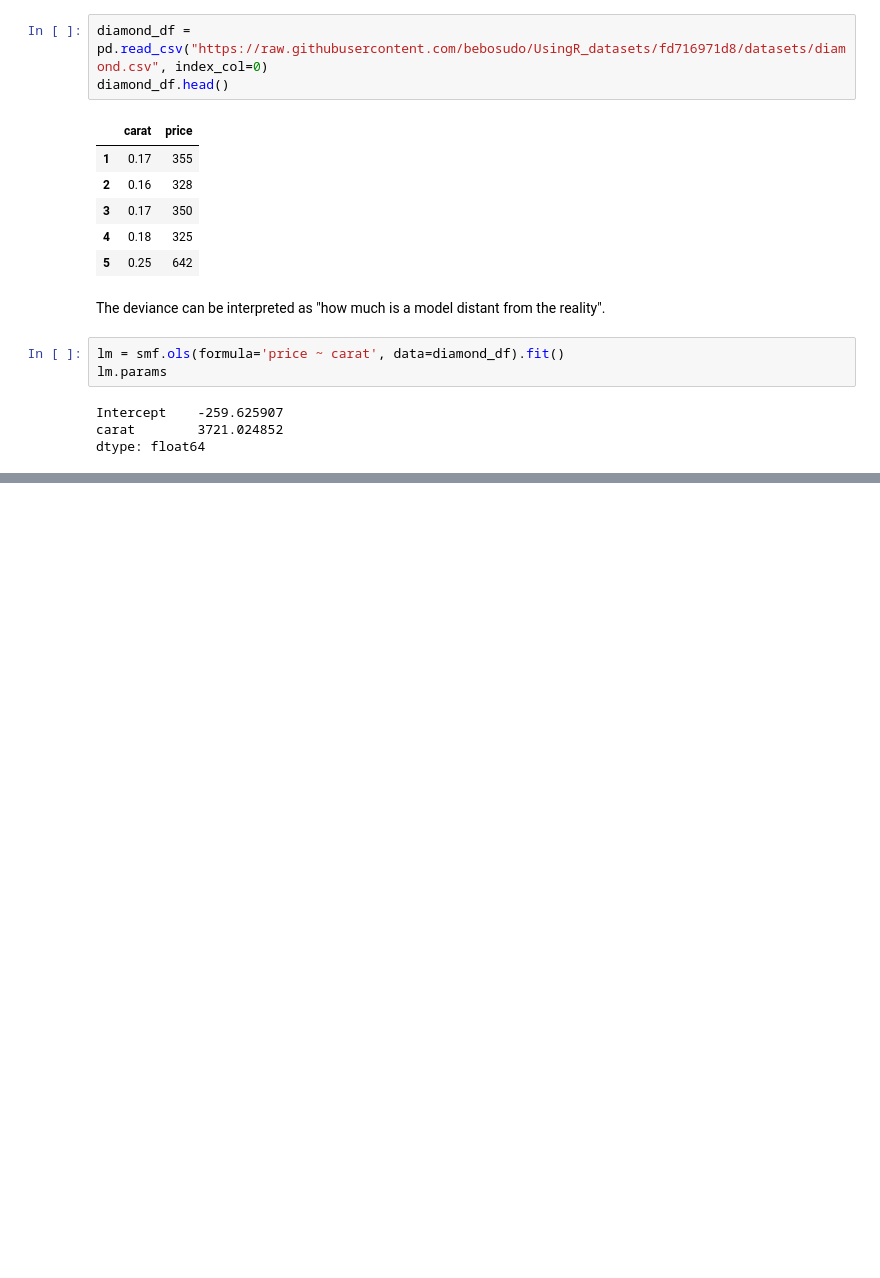
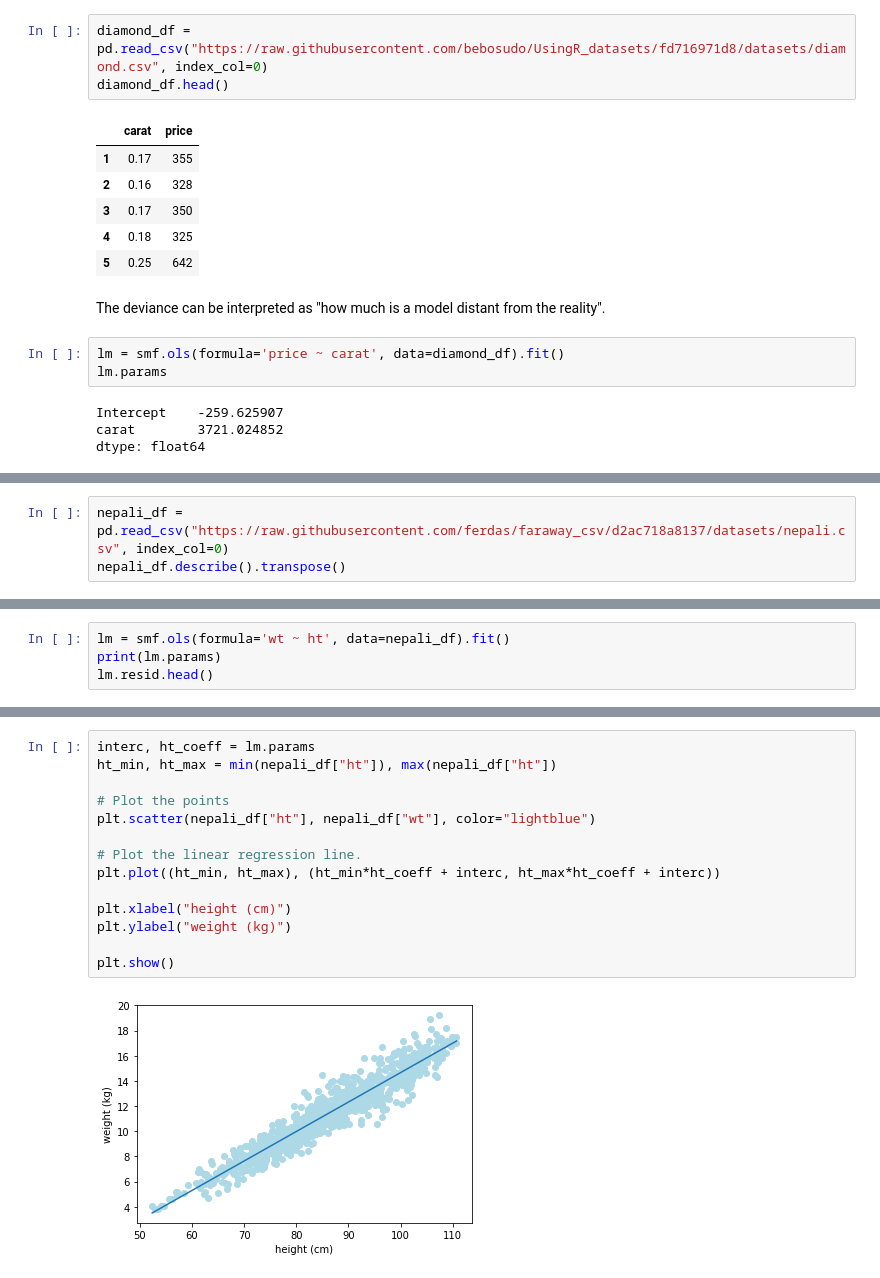
Before and after one commit to bebosudo/ML-DA, a Jupyter notebook: 20171012/regression_models.ipynb, the cells around one changed output, grey strips where cells are left out. Drawn from its saved outputs; the diff is of its cells as text; blank space fills up the shorter version.

Commit message:
Work on nepali dataset.

```diff
--- a/20171012/regression_models.ipynb
+++ b/20171012/regression_models.ipynb
@@ -93,0 +101,3 @@ dtype: float64
+# %%
+nepali_df = pd.read_csv("https://raw.githubusercontent.com/ferdas/faraway_csv/d2ac718a8137/datasets/nepali.csv", index_col=0)
+nepali_df.describe().transpose()
@@ -93,0 +115,4 @@ dtype: float64
+# %%
+lm = smf.ols(formula='wt ~ ht', data=nepali_df).fit()
+print(lm.params)
+lm.resid.head()
@@ -93,0 +129,16 @@ dtype: float64
+# %%
+interc, ht_coeff = lm.params
+ht_min, ht_max = min(nepali_df["ht"]), max(nepali_df["ht"])
+
+# Plot the points
+plt.scatter(nepali_df["ht"], nepali_df["wt"], color="lightblue")
+
+# Plot the linear regression line.
+plt.plot((ht_min, ht_max), (ht_min*ht_coeff + interc, ht_max*ht_coeff + interc))
+
+plt.xlabel("height (cm)")
+plt.ylabel("weight (kg)")
+
+plt.show()
+# %% [output]
+[figure, added]
```
Also changed, not shown: parts of 7 cells of this notebook.
